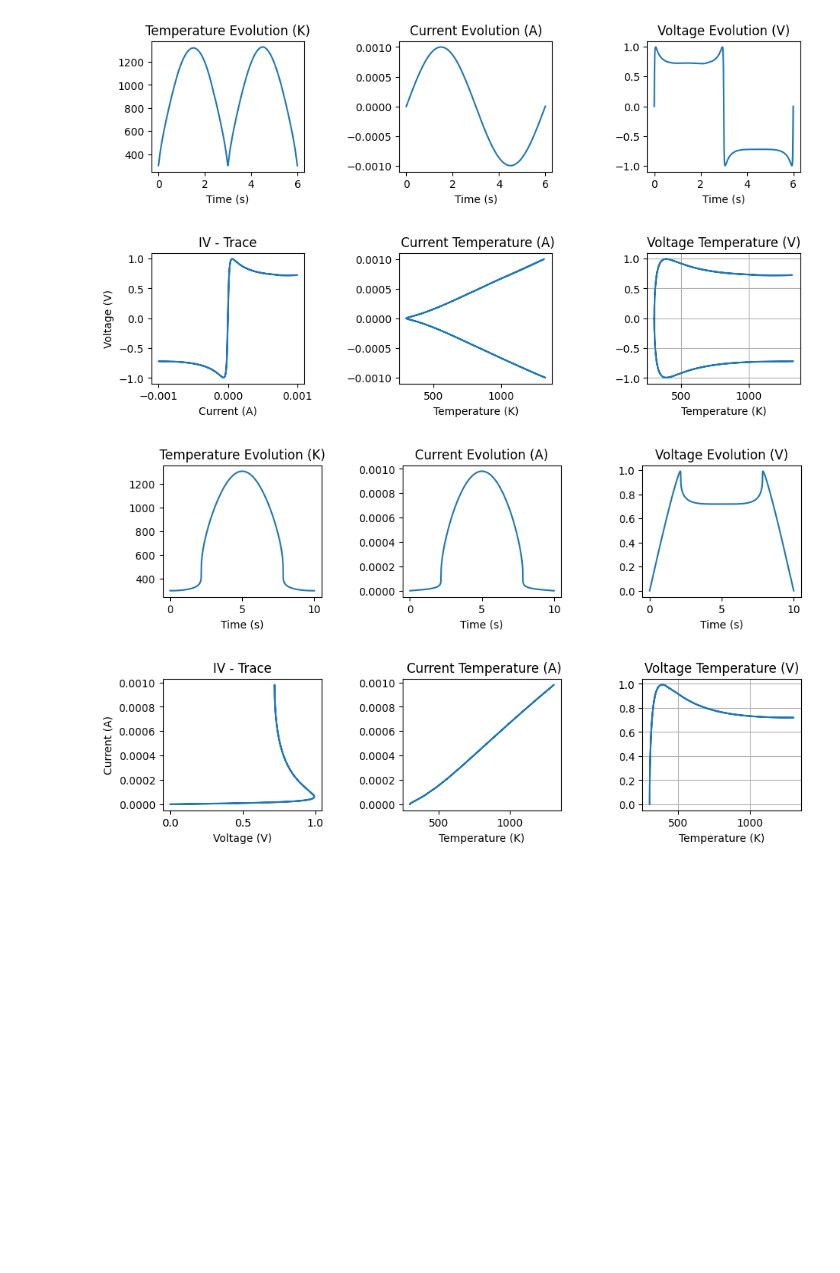
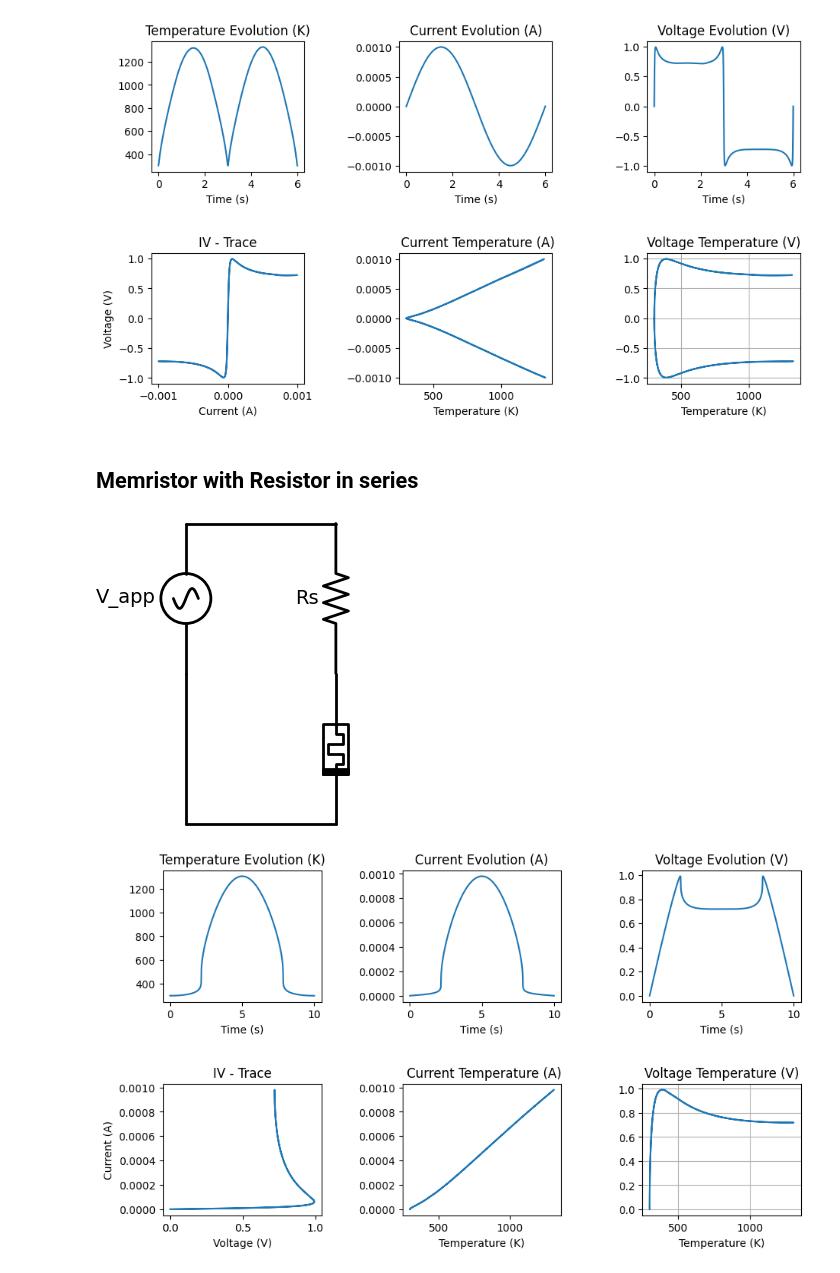
Before and after one commit to Sumalyo/MONN_work, a Jupyter notebook: Memristor_Tasks.ipynb, the cells around one changed output. Saved outputs shown, nothing was run; the diff lists cells and outputs as text; code cells hidden in the pictures; blank space fills up the shorter version.

```diff
--- a/Memristor_Tasks.ipynb
+++ b/Memristor_Tasks.ipynb
@@ -311,6 +311,18 @@ plt.tight_layout(pad=3.0)
 plt.show()
 # %% [output]
 [figure]
+# %% [markdown]
+## Memristor with Resistor in series
+# %%
+with schemdraw.Drawing():
+  elm.Line().right()
+  elm.Memristor().up()
+  elm.Resistor().up().label('Rs')
+  elm.Line().left()
+  elm.SourceSin().down().label("V_app")
+  elm.Line().down()
+# %% [output]
+[figure, added]
 # %%
 mem = Memristor()
 mem.Rs = 1000
```
